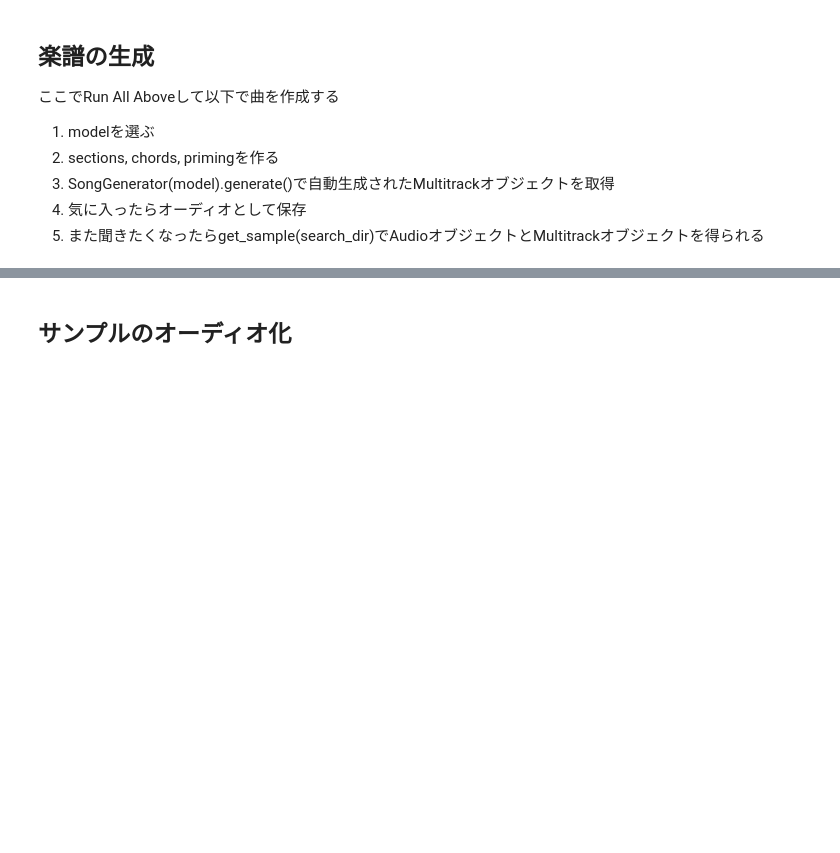
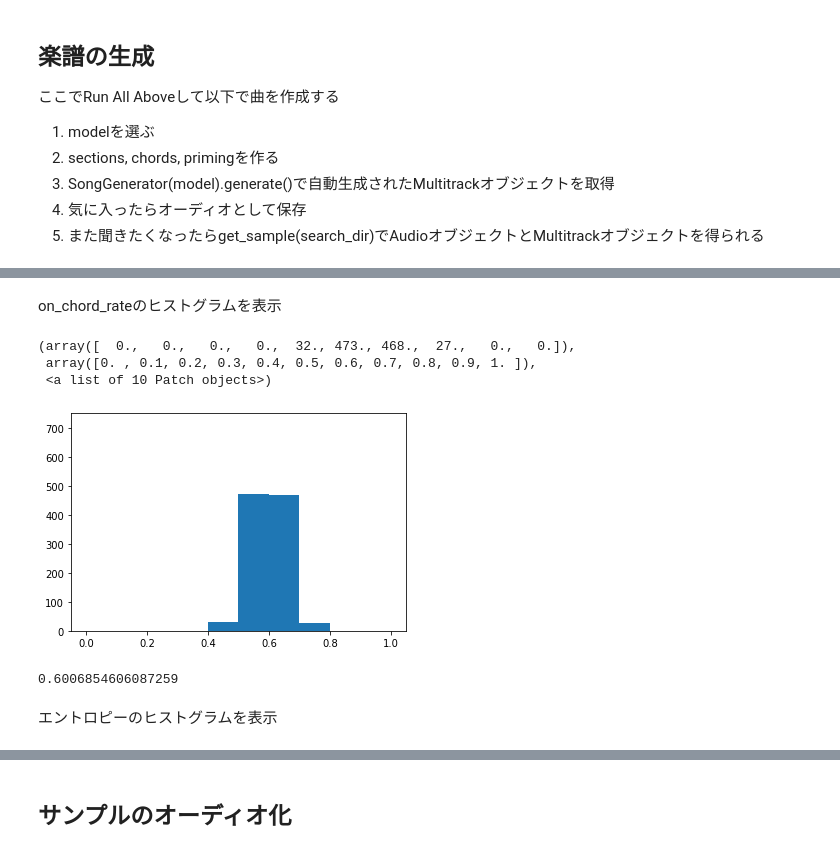
Before and after one commit to fuurin/midinet-followup, a Jupyter notebook: midinet_double_demo.ipynb, the cells around one changed output, grey strips where cells are left out. Saved outputs shown, nothing was run; the diff lists cells and outputs as text; code cells hidden in the pictures; blank space fills up the shorter version.

```diff
--- a/midinet_double_demo.ipynb
+++ b/midinet_double_demo.ipynb
@@ -199,9 +199,9 @@ class Generator(nn.Module):
         self.h1_prev = nn.Conv2d(self.prev_ch, self.prev_ch, kernel_size=(12,1), stride=(12,1))
         self.h2_prev = nn.Conv2d(self.prev_ch, self.prev_ch, kernel_size=(4,1), stride=(4,1))
 
-        # self.sa2 = SelfAttention(pitch_range+self.prev_ch)
-        # self.sa4 = SelfAttention(pitch_range+self.prev_ch)
-        # self.sa7 = SelfAttention(pitch_range+self.prev_ch)
+        self.sa2 = SelfAttention(pitch_range+self.prev_ch)
+        self.sa4 = SelfAttention(pitch_range+self.prev_ch)
+        self.sa7 = SelfAttention(pitch_range+self.prev_ch)
 
         self.linear1 = nn.Linear(self.z_dim + self.y_dim, self.gfc_dim)
         self.linear2 = nn.Linear(self.gfc_dim, self.gf_dim*2*1)
@@ -226,14 +226,14 @@ class Generator(nn.Module):
 
         h2 = F.relu(self.h1(h1))                        # 72, 64,   4, 1 逆畳み込み． チャンネル数は固定で，3次元目が拡大される
         h2 = concat_vector(h2, h2_prev)                 # 72, 96,   4, 1
-        # h2 = self.sa2(h2)
+        h2 = self.sa2(h2)
 
         h3 = F.relu(self.h2(h2))                        # 72, 64,   8, 1
         h3 = concat_vector(h3, yz)                      # 72, 358,  8, 1
 
         h4 = F.relu(self.h3(h3))                        # 72, 64,  16, 1
         h4 = concat_vector(h4, h1_prev)                 # 72, 96,  16, 1
-        # h4 = self.sa4(h4)
+        h4 = self.sa4(h4)
 
         h5 = F.relu(self.h4(h4))                        # 72, 64,  48, 1
         h6 = F.relu(self.h5(h5))                        # 72, 64,  96, 1
@@ -241,7 +241,7 @@ class Generator(nn.Module):
 
         h7 = F.relu(self.h6(h6))                        # 72, 64, 192, 1
         h7 = concat_vector(h7, h0_prev)                 # 72, 96, 192, 1
-        # h7 = self.sa7(h7)
+        h7 = self.sa7(h7)
 
         g_x = torch.sigmoid(self.h7(h7))                # 72, 1,  192, 64  ピッチ方向の逆畳み込み
 
@@ -636,0 +707,21 @@ song_generator.show_map()
+# %% [markdown]
+on_chord_rateのヒストグラムを表示
+# %%
+on_chord_rates = []
+for i in range(1000):
+    song = song_generator.generate(base, chords, generated_bars_list=generated, name=song_name)
+    on_chord_rates.append(on_chord_rate(song))
+# %%
+plt.ylim(0, 750)
+plt.hist(np.array(on_chord_rates), range=(0.0, 1.0))
+# %% [output]
+(array([  0.,   0.,   0.,   0.,  32., 473., 468.,  27.,   0.,   0.]),
+ array([0. , 0.1, 0.2, 0.3, 0.4, 0.5, 0.6, 0.7, 0.8, 0.9, 1. ]),
+ <a list of 10 Patch objects>)
+[figure, added]
+# %%
+np.array(on_chord_rates).mean()
+# %% [output]
+0.6006854606087259
+# %% [markdown]
+エントロピーのヒストグラムを表示
```
Also changed, not shown: parts of 10 cells of this notebook.
